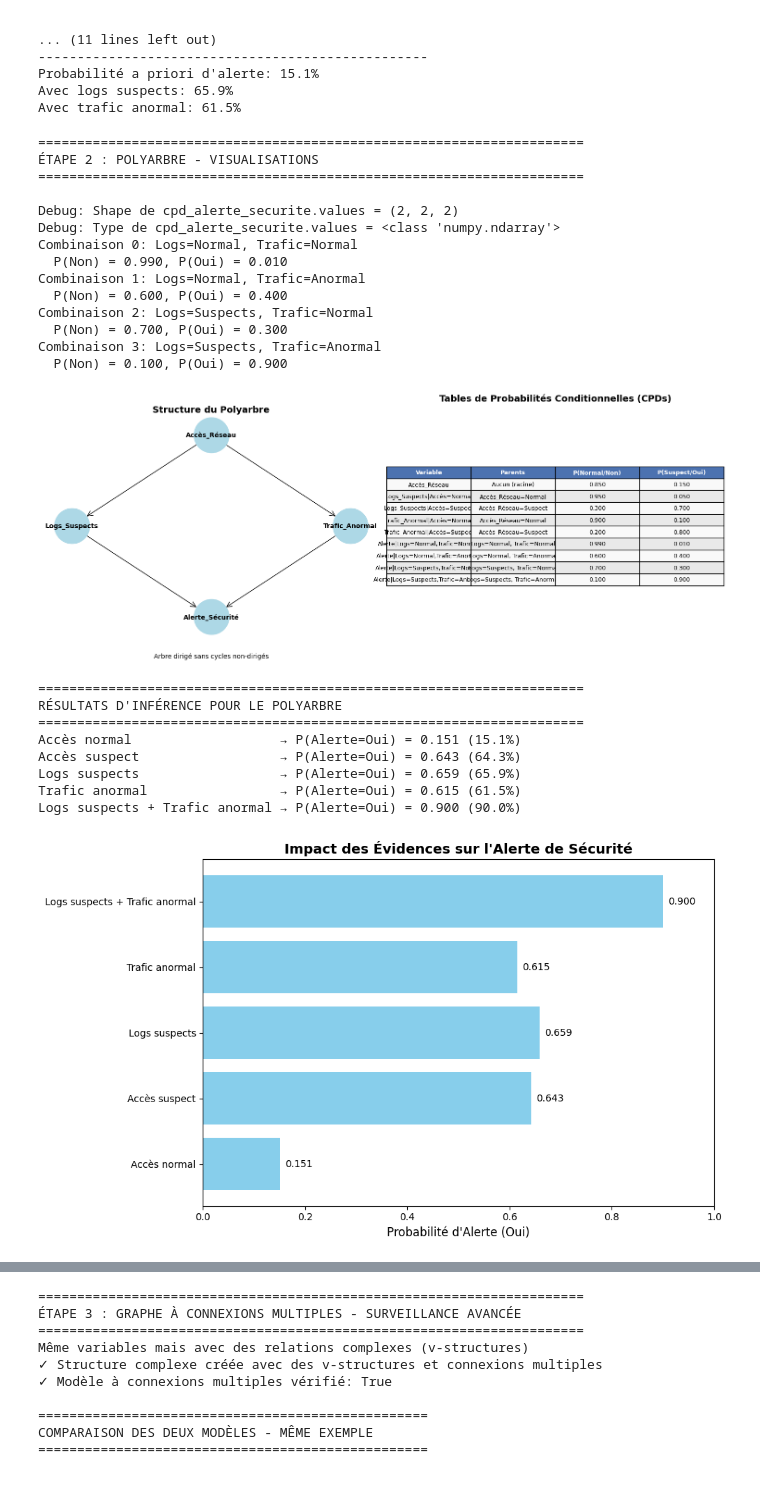
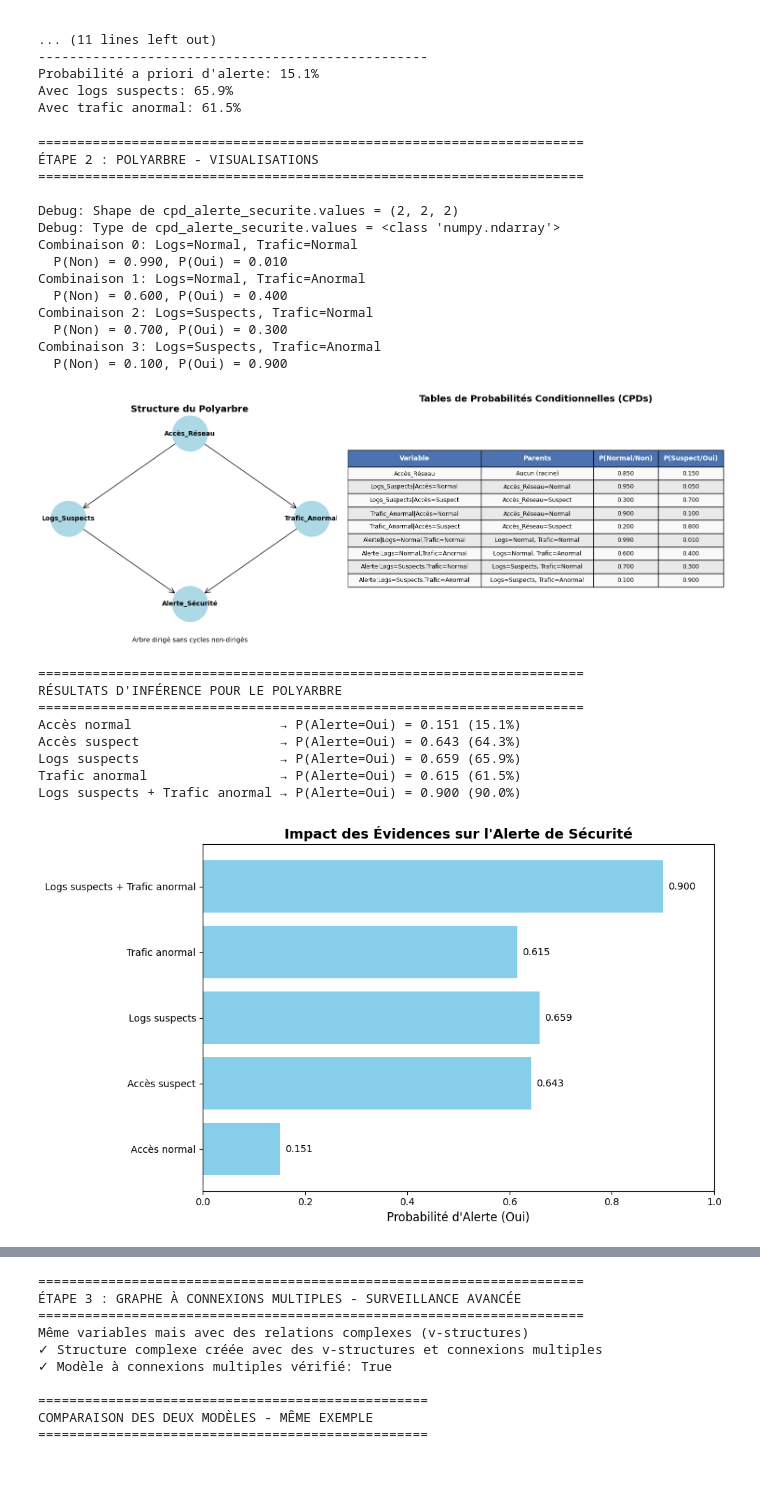
Before and after one commit to Narimaneker/tp-RCR2, a Jupyter notebook: Tp3.ipynb, the cells around one changed output, grey strips where cells are left out. Cells and saved outputs as stored; diff of their text form; code cells hidden in the pictures.

```diff
--- a/Tp3.ipynb
+++ b/Tp3.ipynb
@@ -356,21 +356,63 @@ table.set_fontsize(9)
 table.scale(1, 1.5)
 
 # Style du tableau
+# for i in range(len(table_data)+1):
+#     for j in range(4):
+#         cell = table[(i, j)]
+#         if i == 0:  # En-tête
+#             cell.set_facecolor('#4c72b0')
+#             cell.set_text_props(weight='bold', color='white')
+#         elif i in [1, 3, 5, 7, 9]:  # Lignes paires
+#             cell.set_facecolor('#f9f9f9')
+#         else:  # Lignes impaires
+#             cell.set_facecolor('#e9e9e9')
+
+# ax2.set_title("Tables de Probabilités Conditionnelles (CPDs)",
+#               fontsize=14, fontweight='bold', y=1.05)
+
+# plt.tight_layout()
+# plt.show()
+# Création du tableau avec ajustement de la largeur
+table = ax2.table(cellText=table_data, colLabels=headers,
+                  cellLoc='center', loc='center',
+                  colColours=['#f0f0f0']*4,
+                  colWidths=[0.25, 0.35, 0.20, 0.20])  # AJOUT: Largeurs des colonnes
+
+table.auto_set_font_size(False)
+table.set_fontsize(9)
+
+# Ajuster la hauteur des cellules
+table.scale(1.2, 1.8)  # Augmenter le premier paramètre (largeur)
+
+# Style du tableau avec ajustements
 for i in range(len(table_data)+1):
     for j in range(4):
         cell = table[(i, j)]
         if i == 0:  # En-tête
             cell.set_facecolor('#4c72b0')
-            cell.set_text_props(weight='bold', color='white')
+            cell.set_text_props(weight='bold', color='white', fontsize=10)
+            # Augmenter la hauteur de l'en-tête
+            cell.set_height(0.08)
         elif i in [1, 3, 5, 7, 9]:  # Lignes paires
             cell.set_facecolor('#f9f9f9')
         else:  # Lignes impaires
             cell.set_facecolor('#e9e9e9')
 
+        # Ajuster le padding des cellules
+        cell.PAD = 0.1
+
+# Ajuster manuellement la position et la taille
+table.auto_set_column_width(col=list(range(4)))  # Ajuster automatiquement les colonnes
+
+# Ajuster la position pour mieux centrer
+table._autoColumns = list(range(4))
+
 ax2.set_title("Tables de Probabilités Conditionnelles (CPDs)",
               fontsize=14, fontweight='bold', y=1.05)
 
-plt.tight_layout()
+# Ajuster les marges pour que le tableau ait plus d'espace
+plt.subplots_adjust(left=0.05, right=0.95, top=0.85, bottom=0.05)
+plt.tight_layout(rect=[0, 0, 1, 0.95])  # Ajuster le rectangle pour laisser de l'espace
 plt.show()
 
 # ============ VISUALISATION 3 : RÉSULTATS D'INFÉRENCE ============
@@ -407,34 +449,34 @@ for nom, evidence in scenarios:
 # Graphique à barres
 bars = ax3.barh(scenario_names, prob_alertes, color='skyblue')
 ax3.set_xlabel("Probabilité d'Alerte (Oui)", fontsize=12)
 ax3.set_title("Impact des Évidences sur l'Alerte de Sécurité",
               fontsize=14, fontweight='bold')
 
 # Ajout des valeurs sur les barres
 for bar, prob in zip(bars, prob_alertes):
     width = bar.get_width()
     ax3.text(width + 0.01, bar.get_y() + bar.get_height()/2,
              f'{prob:.3f}', ha='left', va='center')
 
 ax3.set_xlim(0, 1)
 plt.tight_layout()
 plt.show()
 # %% [output]
 ======================================================================
 ÉTAPE 2 : POLYARBRE - VISUALISATIONS
 ======================================================================
 
 Debug: Shape de cpd_alerte_securite.values = (2, 2, 2)
 Debug: Type de cpd_alerte_securite.values = <class 'numpy.ndarray'>
 Combinaison 0: Logs=Normal, Trafic=Normal
   P(Non) = 0.990, P(Oui) = 0.010
 Combinaison 1: Logs=Normal, Trafic=Anormal
   P(Non) = 0.600, P(Oui) = 0.400
 Combinaison 2: Logs=Suspects, Trafic=Normal
   P(Non) = 0.700, P(Oui) = 0.300
 Combinaison 3: Logs=Suspects, Trafic=Anormal
   P(Non) = 0.100, P(Oui) = 0.900
-[figure, old version]
+[figure, new version]
 ======================================================================
 RÉSULTATS D'INFÉRENCE POUR LE POLYARBRE
 ======================================================================
```
Also changed, not shown: parts of 1 cell of this notebook.
